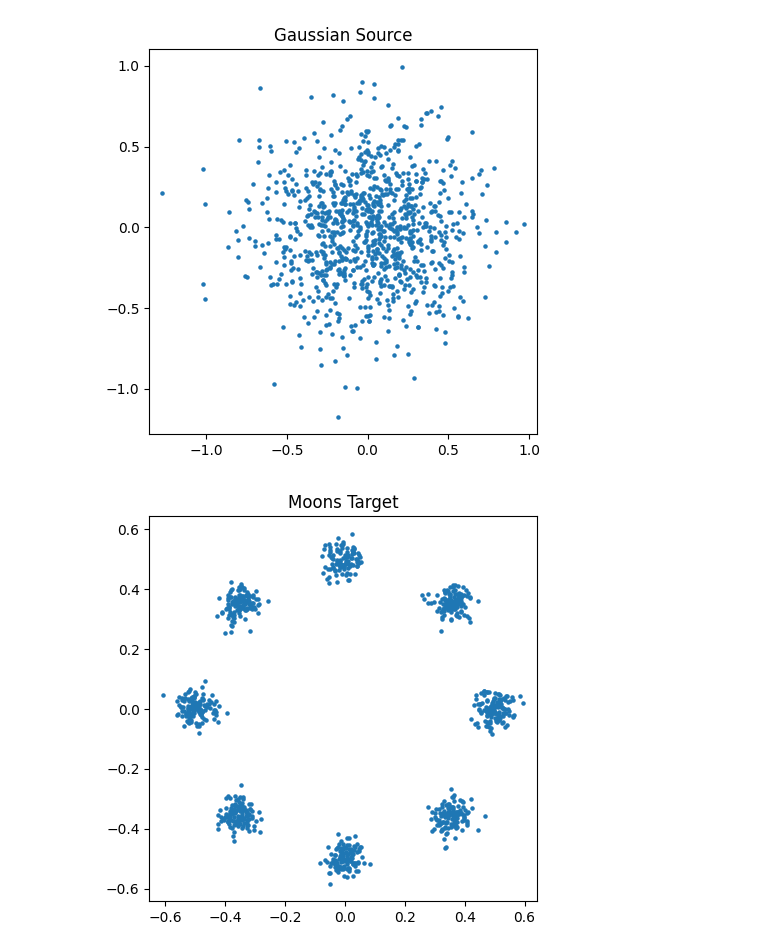
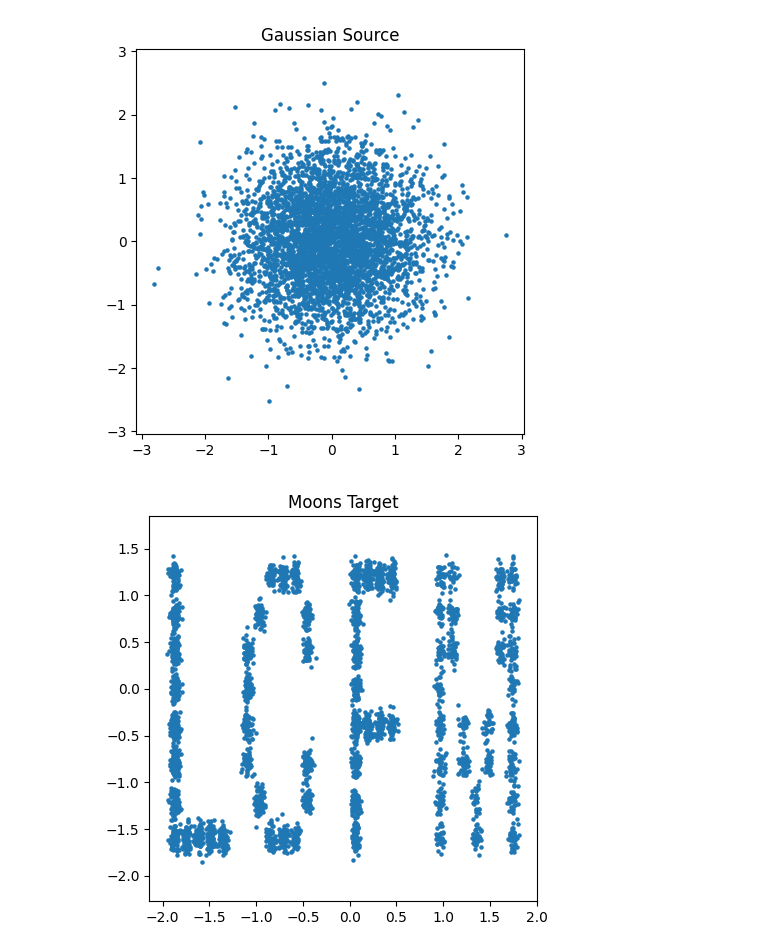
Before and after one commit to dmitry-guskov/latent-cfm, a Jupyter notebook: latent_conditional_flow_matching_tutorial.ipynb, the cells around one changed output. Cells and saved outputs as stored; diff of their text form; code cells hidden in the pictures.

```diff
--- a/latent_conditional_flow_matching_tutorial.ipynb
+++ b/latent_conditional_flow_matching_tutorial.ipynb
@@ -42,35 +11,42 @@ def eight_gaussians(n, dim=2, scale=1, var=1):
 # %%
 
-n_samples = 1000
-data_dim = 10
+n_samples = 4000
+data_dim = 2
 
 x0 = torch.randn(n_samples, data_dim)/np.sqrt(data_dim)
 
-x1, labels = eight_gaussians(n_samples, data_dim, scale=5, var=0.1)
-x1 = x1/(data_dim)
+word = "LCFM"
+x1, labels = make_text_dataset(word,
+                       n_samples=n_samples,
+                       font_size=150,
+                       noise_sigma=0.2,
+                       char_spacing=1, normalize=True) # eight_gaussians(n_samples, data_dim, scale=5, var=0.1)
+x1[:,1] += 2
+x1[:,1] *= 2
+x1[:,0] *= 2
 t = torch.rand(n_samples, 1)
-y = torch.nn.functional.one_hot(labels, num_classes=8).float()
+y = torch.nn.functional.one_hot(labels, num_classes=len(word)).float()
 
 batch_size=256
 
 dataset = TensorDataset(x0, x1, t, y)
 loader = DataLoader(dataset, batch_size=batch_size, shuffle=True)
 
 # Visualize source & target
 plt.figure(figsize=(5,5))
 plt.scatter(x0[:,0], x0[:,1], s=5)
 plt.title("Gaussian Source")
 plt.axis("equal")
 plt.show()
 
 plt.figure(figsize=(5,5))
 plt.scatter(x1[:,0], x1[:,1], s=5)
 plt.title("Moons Target")
 plt.axis("equal")
 plt.show()
 # %% [output]
-[figure, old version]
+[figure, new version]
-[figure, old version]
+[figure, new version]
 # %%
 class Encoder(nn.Module):
     def __init__(self, input_dim, latent_dim):
```
Also changed, not shown: parts of 13 cells of this notebook, 3 other files.
